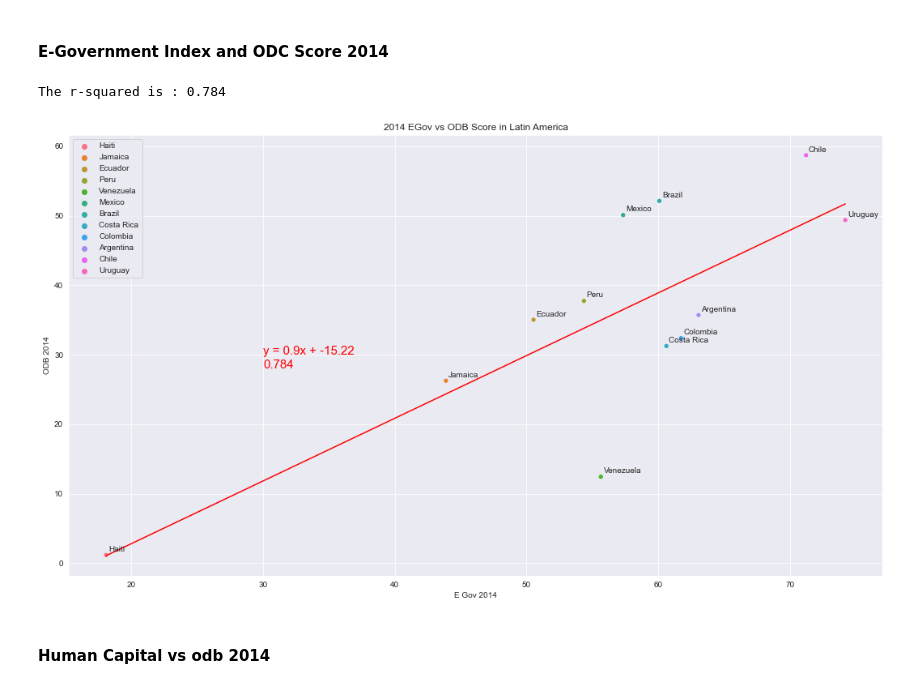
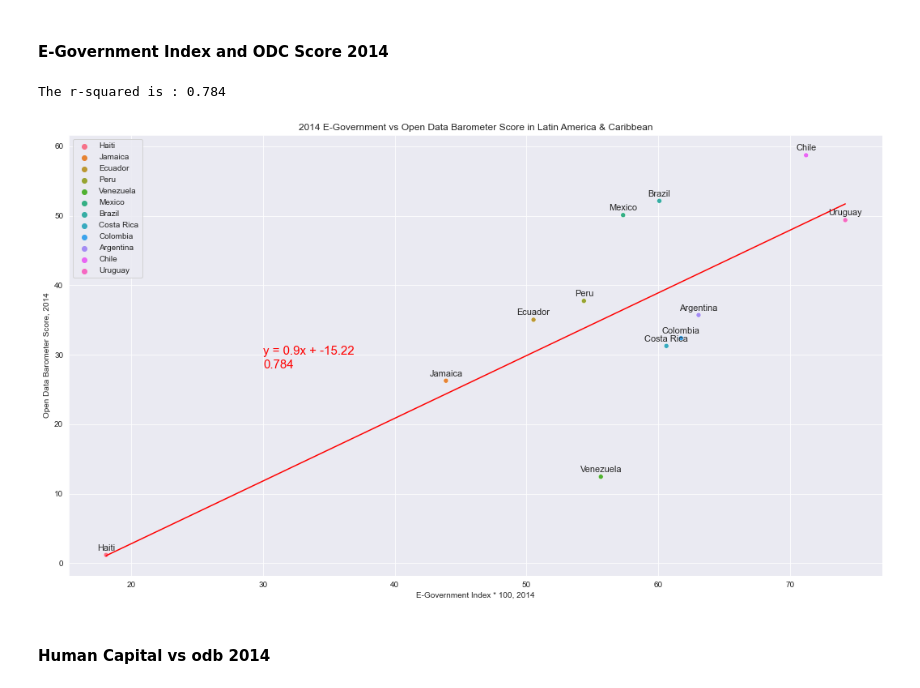
Before and after one commit to kreetigulati/Egovernance_and_OpenData, a Jupyter notebook: Kreeti/region_scatter_plots_1416.ipynb, the cells around one changed output. Drawn from its saved outputs; the diff is of its cells as text; code cells hidden in the pictures.

```diff
--- a/Kreeti/region_scatter_plots_1416.ipynb
+++ b/Kreeti/region_scatter_plots_1416.ipynb
@@ -67,9 +67,9 @@ def weather_graphing(x_axis, y_axis, title, xlabel, ylabel, text_coordinates):
     plt.annotate(round(st.pearsonr(x_axis, y_axis)[0],3), (70,68),fontsize=15,color="red")
     plt.plot(x_axis,regress_values,"r-")
 
-weather_graphing(x_axis, y_axis, "2014 EGov vs ODB Score in Europe", "E Gov 2014", "ODB 2014", (70,70))
+weather_graphing(x_axis, y_axis, "2014 E-Government vs Open Data Barometer Score in Europe & Central Asia", "E-Government Index * 100, 2014", "Open Data Barometer Score, 2014", (70,70))
 sns.set_style('darkgrid')
 for i, label in enumerate(europe_region_2014['Country']):
-     plt.text(x_axis[i]+.2, y_axis[i]+.5,label)
+    plt.text(x_axis[i], y_axis[i]+1,label, size=11, ha='center', va='center')
 # %% [output]
 The r-squared is : 0.782
@@ -142,9 +139,9 @@ def weather_graphing(x_axis, y_axis, title, xlabel, ylabel, text_coordinates):
     plt.legend(loc='upper left')
     plt.plot(x_axis,regress_values,"r-")
 
-weather_graphing(x_axis, y_axis, "2016 EGov vs ODB Score in Europe", "E Gov 2016", "ODB 2016", (65,50))
+weather_graphing(x_axis, y_axis, "2016 E-Government vs Open Data Barometer Score in Europe & Central Asia", "E-Government Index * 100, 2016", "Open Data Barometer Score, 2016", (65,50))
 sns.set_style('darkgrid')
 for i, label in enumerate(europe_region_2016['Country']):
-    plt.text(x_axis[i]+.5, y_axis[i],label)
+    plt.text(x_axis[i], y_axis[i]+1,label, size=11, ha='center', va='center')
 # %% [output]
 The r-squared is : 0.717
@@ -199,31 +193,31 @@ y_axis = latin_region_2014['ODB-Score-Scaled_2014']
 # %%
 def weather_graphing(x_axis, y_axis, title, xlabel, ylabel, text_coordinates):
     #linear regression
     print(f"The r-squared is : {round(st.pearsonr(x_axis, y_axis)[0],3)}")
     (slope, intercept, rvalue, pvalue, stderr) = linregress(x_axis, y_axis)
     regress_values = x_axis * slope + intercept
     line_eq = "y = " + str(round(slope,2)) + "x + " + str(round(intercept,2))
 
     plt.figure(figsize=(18,10))
     #plt.bar(x_axis, y_axis)
     sns.scatterplot(x = x_axis, y = y_axis, data = latin_region_2014, hue = "Country")
     plt.xlabel(xlabel)
     plt.ylabel(ylabel)
     plt.title(title)
     plt.xticks()
     #plt.grid()
     plt.legend(loc='upper left')
     plt.annotate(line_eq, text_coordinates,fontsize=15,color="red")
     plt.annotate(round(st.pearsonr(x_axis, y_axis)[0],3), (30,28),fontsize=15,color="red")
     plt.plot(x_axis,regress_values,"r-")
 
-weather_graphing(x_axis, y_axis, "2014 EGov vs ODB Score in Latin America", "E Gov 2014", "ODB 2014", (30,30))
+weather_graphing(x_axis, y_axis, "2014 E-Government vs Open Data Barometer Score in Latin America & Caribbean", "E-Government Index * 100, 2014", "Open Data Barometer Score, 2014", (30,30))
 sns.set_style('darkgrid')
 for i, label in enumerate(latin_region_2014['Country']):
-     plt.text(x_axis[i]+.2, y_axis[i]+.5,label)
+    plt.text(x_axis[i], y_axis[i]+1,label, size=11, ha='center', va='center')
 # %% [output]
 The r-squared is : 0.784
-[figure, old version]
+[figure, new version]
 # %% [markdown]
 #### Human Capital vs odb 2014
 # %%
```
Also changed, not shown: parts of 11 cells of this notebook, 2 other files.
